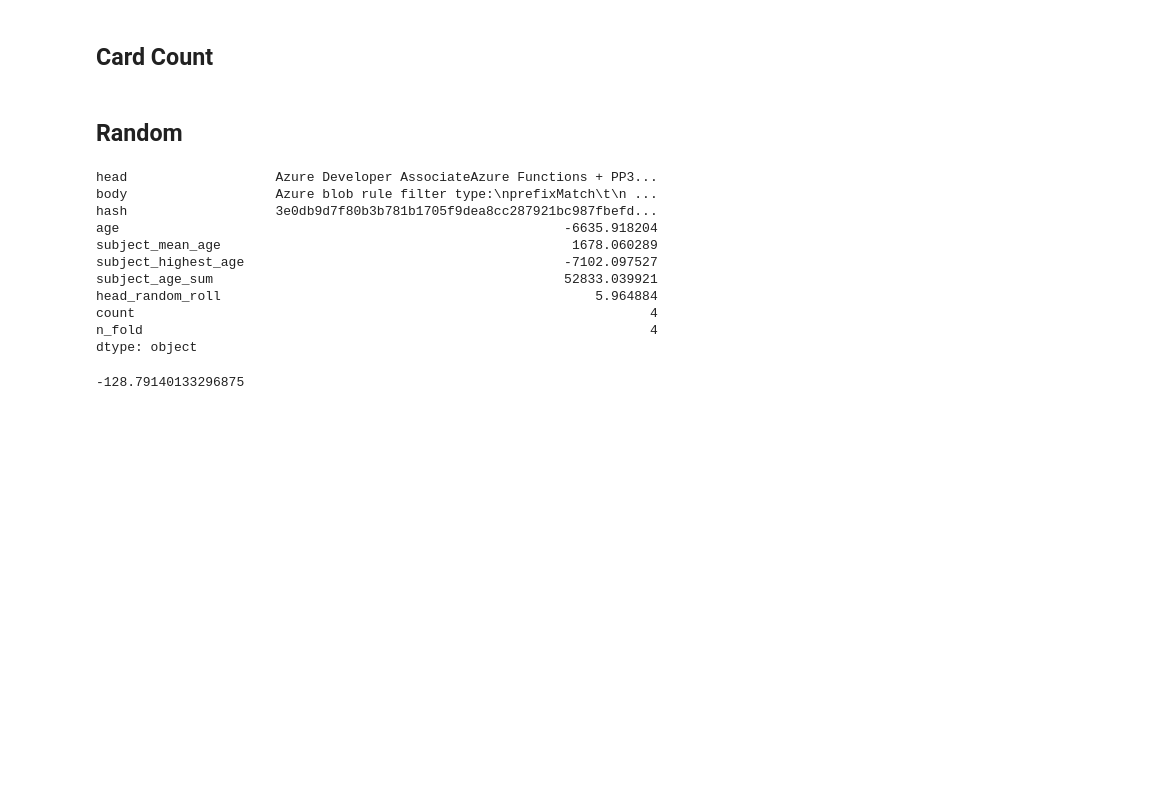
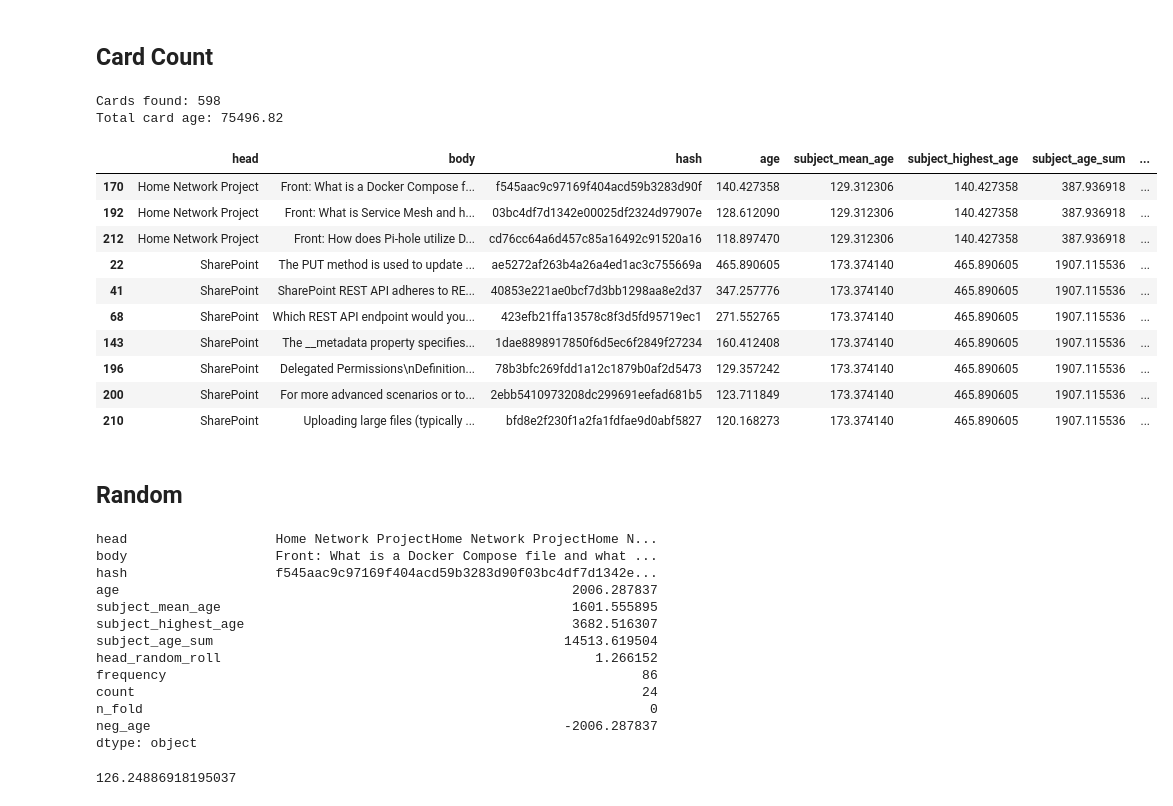
Before and after one commit to JayTY94/Certcards-refresh, a Jupyter notebook: shuffle.ipynb, the cells around one changed output. Cells and saved outputs as stored; diff of their text form; code cells hidden in the pictures; blank space fills up the shorter version.

Commit message:
Home Network Project Front: What is a

```diff
--- a/shuffle.ipynb
+++ b/shuffle.ipynb
@@ -210,15 +210,15 @@ sum of ages: ~ 77661.22
 # %% [markdown]
 ## Age Max
 # %%
-n = 1
-existing_cards['count'] = existing_cards.sort_values('age', ascending=False).groupby('head').cumcount()
-existing_cards['n_fold'] = existing_cards['count'] // n
+# n = 1
+# existing_cards['count'] = existing_cards.sort_values('age', ascending=False).groupby('head').cumcount()
+# existing_cards['n_fold'] = existing_cards['count'] // n
 
-if existing_cards['age'].sum() > 0:
-    existing_cards['subject_highest_age'] = existing_cards['subject_highest_age'] *-1
-    existing_cards['age'] = existing_cards['age'] *-1
-# existing_cards.sort_values(['n_fold', 'subject_highest_age', 'age'], inplace=True)
-existing_cards.sort_values(['age'], inplace=True)
+# if existing_cards['age'].sum() > 0:
+#     existing_cards['subject_highest_age'] = existing_cards['subject_highest_age'] *-1
+#     existing_cards['age'] = existing_cards['age'] *-1
+# # existing_cards.sort_values(['n_fold', 'subject_highest_age', 'age'], inplace=True)
+# existing_cards.sort_values(['age'], inplace=True)
 
-remake_card_document(existing_cards=existing_cards)
-existing_cards.head(10)
+# remake_card_document(existing_cards=existing_cards)
+# existing_cards.head(10)
@@ -239,18 +225,32 @@ Total card age: 77661.22
 # %% [markdown]
 ## Card Count
 # %%
-# n=10
-# existing_cards['frequency']  = existing_cards.groupby('head').transform('count')['body']
-# existing_cards['count'] = existing_cards.sort_values('age', ascending=False).groupby('head').cumcount()
-# existing_cards['n_fold'] = existing_cards['count'] // n
+n=10
+existing_cards['frequency']  = existing_cards.groupby('head').transform('count')['body']
+existing_cards['count'] = existing_cards.sort_values('age', ascending=False).groupby('head').cumcount()
+existing_cards['n_fold'] = existing_cards['count'] // n
 
-# if existing_cards['age'].sum() > 0:
-#     # existing_cards['neg_subject_highest_age'] = existing_cards['subject_highest_age'] *-1
-#     existing_cards['neg_age'] = existing_cards['age'] *-1
-# existing_cards.sort_values(['n_fold', 'frequency', 'neg_age'], inplace=True)
-# remake_card_document(existing_cards=existing_cards)
+if existing_cards['age'].sum() > 0:
+    # existing_cards['neg_subject_highest_age'] = existing_cards['subject_highest_age'] *-1
+    existing_cards['neg_age'] = existing_cards['age'] *-1
+existing_cards.sort_values(['n_fold', 'frequency', 'neg_age'], inplace=True)
+remake_card_document(existing_cards=existing_cards)
 
-# existing_cards.head(10)
+existing_cards.head(10)
+# %% [output]
+Cards found: 598
+Total card age: 75496.82
+|  | head | body | hash | age | subject_mean_age | subject_highest_age | subject_age_sum | ... |
+| 170 | Home Network Project | Front: What is a Docker Compose f... | f545aac9c97169f404acd59b3283d90f | 140.427358 | 129.312306 | 140.427358 | 387.936918 | ... |
+| 192 | Home Network Project | Front: What is Service Mesh and h... | 03bc4df7d1342e00025df2324d97907e | 128.612090 | 129.312306 | 140.427358 | 387.936918 | ... |
+| 212 | Home Network Project | Front: How does Pi-hole utilize D... | cd76cc64a6d457c85a16492c91520a16 | 118.897470 | 129.312306 | 140.427358 | 387.936918 | ... |
+| 22 | SharePoint | The PUT method is used to update ... | ae5272af263b4a26a4ed1ac3c755669a | 465.890605 | 173.374140 | 465.890605 | 1907.115536 | ... |
+| 41 | SharePoint | SharePoint REST API adheres to RE... | 40853e221ae0bcf7d3bb1298aa8e2d37 | 347.257776 | 173.374140 | 465.890605 | 1907.115536 | ... |
+| 68 | SharePoint | Which REST API endpoint would you... | 423efb21ffa13578c8f3d5fd95719ec1 | 271.552765 | 173.374140 | 465.890605 | 1907.115536 | ... |
+| 143 | SharePoint | The __metadata property specifies... | 1dae8898917850f6d5ec6f2849f27234 | 160.412408 | 173.374140 | 465.890605 | 1907.115536 | ... |
+| 196 | SharePoint | Delegated Permissions\nDefinition... | 78b3bfc269fdd1a12c1879b0af2d5473 | 129.357242 | 173.374140 | 465.890605 | 1907.115536 | ... |
+| 200 | SharePoint | For more advanced scenarios or to... | 2ebb5410973208dc299691eefad681b5 | 123.711849 | 173.374140 | 465.890605 | 1907.115536 | ... |
+| 210 | SharePoint | Uploading large files (typically ... | bfd8e2f230f1a2fa1fdfae9d0abf5827 | 120.168273 | 173.374140 | 465.890605 | 1907.115536 | ... |
 # %% [markdown]
 
 ## Random
@@ -265,18 +265,20 @@ Total card age: 77661.22
 # %%
 existing_cards.head(10).sum()
 # %% [output]
-head                   Azure Developer AssociateAzure Functions + PP3...
-body                   Azure blob rule filter type:\nprefixMatch\t\n ...
-hash                   3e0db9d7f80b3b781b1705f9dea8cc287921bc987fbefd...
-age                                                         -6635.918204
-subject_mean_age                                             1678.060289
-subject_highest_age                                         -7102.097527
-subject_age_sum                                             52833.039921
-head_random_roll                                                5.964884
-count                                                                  4
-n_fold                                                                 4
+head                   Home Network ProjectHome Network ProjectHome N...
+body                   Front: What is a Docker Compose file and what ...
+hash                   f545aac9c97169f404acd59b3283d90f03bc4df7d1342e...
+age                                                          2006.287837
+subject_mean_age                                             1601.555895
+subject_highest_age                                          3682.516307
+subject_age_sum                                             14513.619504
+head_random_roll                                                1.266152
+frequency                                                             86
+count                                                                 24
+n_fold                                                                 0
+neg_age                                                     -2006.287837
 dtype: object
 # %%
 existing_cards['age'].mean()
 # %% [output]
--128.79140133296875
+126.24886918195037
```
Also changed, not shown: parts of 3 cells of this notebook, 3 other files.
